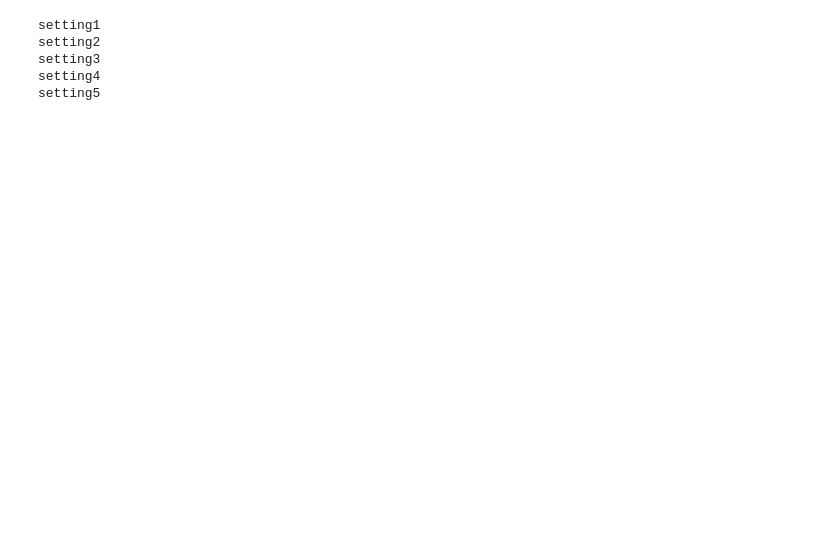
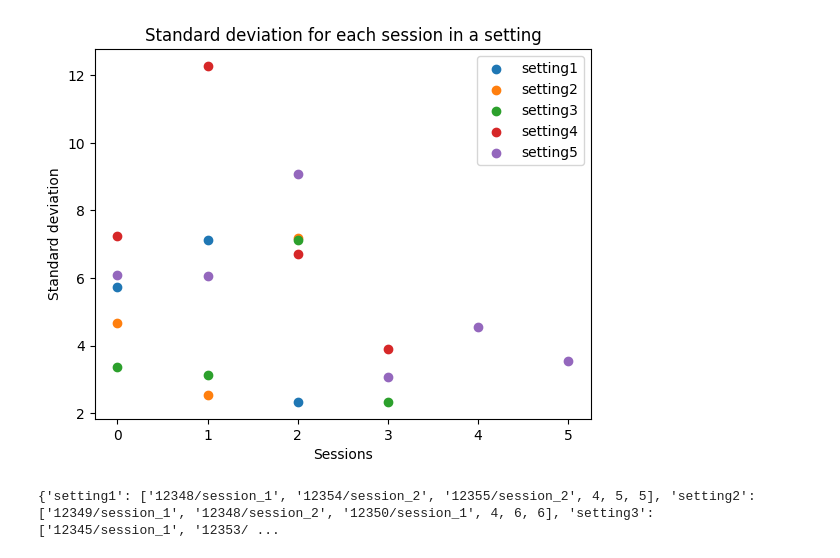
Before and after one commit to abhishek-topwal/OpenBCI_DataAnlaysis, a Jupyter notebook: pilot_study.ipynb, the cells around one changed output. Saved outputs shown, nothing was run; the diff lists cells and outputs as text; code cells hidden in the pictures; blank space fills up the shorter version.

```diff
--- a/pilot_study.ipynb
+++ b/pilot_study.ipynb
@@ -39,4 +40,24 @@ def getPulseData(file):
                 pulse_data.append(val)
             pulse_data.append(float(pulse))
     return pulse_data
+# %%
+avg_mean_deviation = []
+for key,value in setting_dict.items():
+    for sess in value:
+        path = data_dir / sess
+        for file in path.iterdir():
+            if(str(file).endswith('pulse_data.txt')):
+                pulse_data = getPulseData(file)
+                #find standard deviation
+                std = np.std(pulse_data)
+                avg_mean_deviation.append(std)
+
+    plt.scatter([x for x in range(len(avg_mean_deviation))],avg_mean_deviation,alpha=1)
+    plt.legend(['setting1','setting2','setting3','setting4','setting5'])
+    plt.xlabel('Sessions')
+    plt.ylabel('Standard deviation')
+    plt.title('Standard deviation for each session in a setting')
+    avg_mean_deviation= []
+# %% [output]
+[figure, added]
 # %%
@@ -67,23 +80,0 @@ plt.title('Average deviation from mean for each setting')
-# %%
-for i in range(1,6):
-    curr_setting = 'setting'+str(i)
-    avg_mean_deviation = []
-    for sess in curr_setting:
-        path = data_dir / sess
-        #calculate the devition from the mean for each file
-        # and plot in one single plot with different colors
-        for file in path.iterdir():
-            if(str(file).endswith('pulse_data.txt')):
-                pulse_data = getPulseData(file)
-                pulse_data = find_deviation_from_mean(pulse_data)
-                #find thre average deviation from the mean
-                avg_deviation = np.mean(pulse_data)
-                avg_mean_deviation.append(avg_deviation)
-
-    plt.plot(avg_mean_deviation,len)
-# %% [output]
-setting1
-setting2
-setting3
-setting4
-setting5
@@ -89,0 +90,4 @@ setting5
+# %%
+print(temp_dict)
+# %% [output]
+{'setting1': ['12348/session_1', '12354/session_2', '12355/session_2', 4, 5, 5], 'setting2': ['12349/session_1', '12348/session_2', '12350/session_1', 4, 6, 6], 'setting3': ['12345/session_1', '12353/ ...
```
Also changed, not shown: parts of 20 cells of this notebook.
